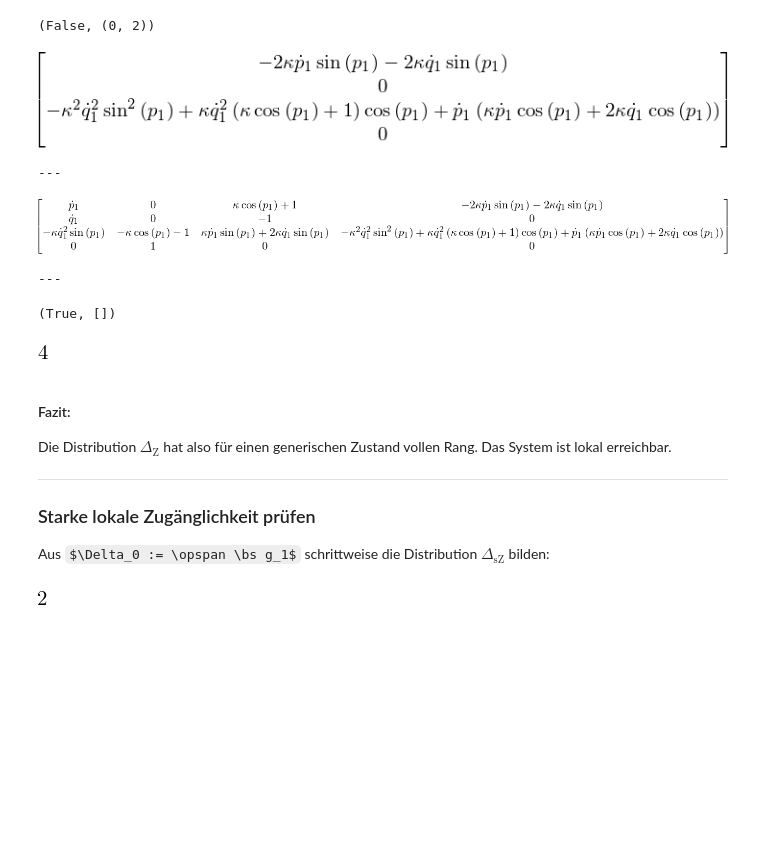
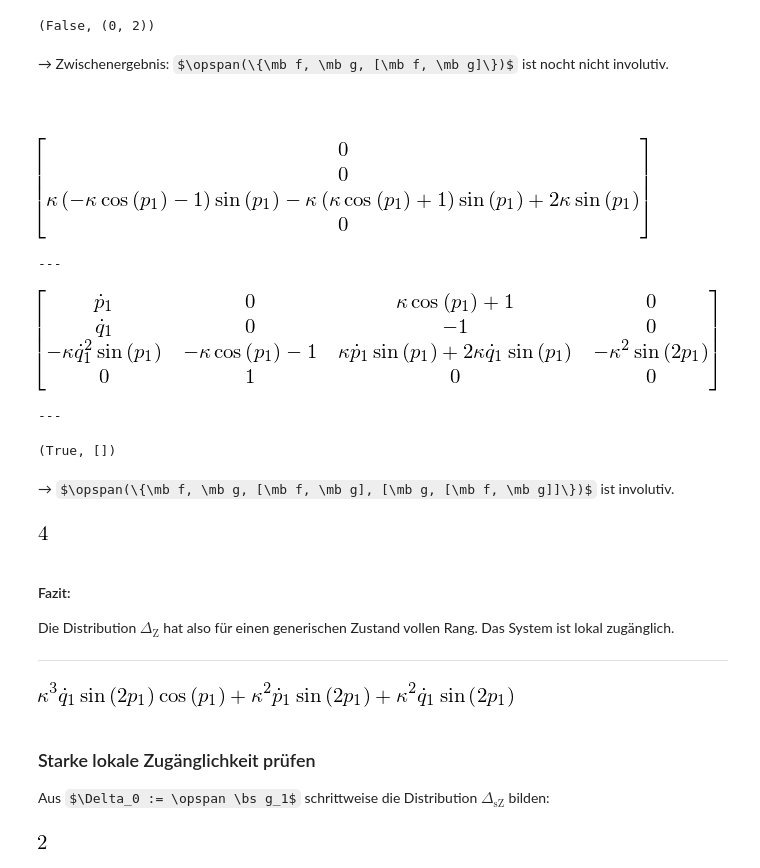
Before and after one commit to cknoll/beispiele, a Jupyter notebook: relevant/zweigelenk_manipulator.ipynb, the cells around one changed output. Drawn from its saved outputs; the diff is of its cells as text; code cells hidden in the pictures; some formulas as TeX source; blank space fills up the shorter version.

```diff
--- a/relevant/zweigelenk_manipulator.ipynb
+++ b/relevant/zweigelenk_manipulator.ipynb
@@ -150,18 +172,22 @@ st.involutivity_test(D1, xx)
 [figure]
 ---
 (False, (0, 2))
+# %% [markdown]
+→ Zwischenergebnis: $\opspan(\{\mb f, \mb g, [\mb f, \mb g]\})$ ist nocht nicht involutiv. <br><br><br>
 # %%
-lb_g1f1g = st.lie_bracket(D1[:,0], D1[:,2], xx) ##
-lb2.simplify()
+lb_g1f1g = st.lie_bracket(D1[:,1], D1[:,2], xx) ##
+lb_g1f1g.simplify()
 # %% [output]
-[figure, old version]
+[figure, new version]
 ---
 # %%
 D2 = st.col_stack(D1, lb_g1f1g) ##
 st.involutivity_test(D2, xx)
 # %% [output]
-[figure, old version]
+[figure, new version]
 ---
 (True, [])
+# %% [markdown]
+→ $\opspan(\{\mb f, \mb g, [\mb f, \mb g], [\mb g, [\mb f, \mb g]]\})$ ist involutiv.
 # %%
 Delta_Z = D2
@@ -170,12 +196,18 @@ st.rnd_number_rank(Delta_Z)
 [figure]
 # %% [markdown]
 #### Fazit:
-Die Distribution $\Delta_{\text{Z}}$ hat also für einen generischen Zustand vollen Rang. Das System ist lokal erreichbar.
+Die Distribution $\Delta_{\text{Z}}$ hat also für einen generischen Zustand vollen Rang. Das System ist lokal zugänglich.
 
 ---
-
-### Starke lokale Zugänglichkeit prüfen
-
-Aus $\Delta_0 := \opspan \bs g_1$ schrittweise die Distribution $\Delta_{\text{sZ}}$ bilden:
+# %%
+Delta_Z.det()
+# %% [output]
+[figure, added]
+# %% [markdown]
+
+
+### Starke lokale Zugänglichkeit prüfen
+
+Aus $\Delta_0 := \opspan \bs g_1$ schrittweise die Distribution $\Delta_{\text{sZ}}$ bilden:
 # %%
 D1 = st.col_stack(gg, lb_f1g)
```
Also changed, not shown: parts of 20 cells of this notebook, 12 other files.
